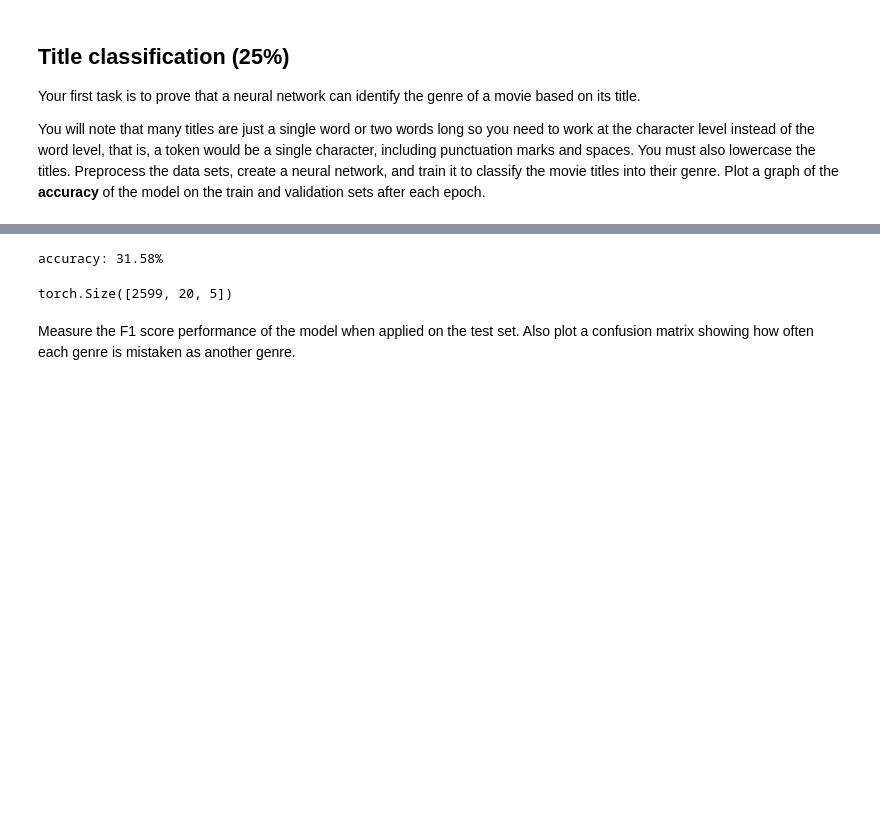
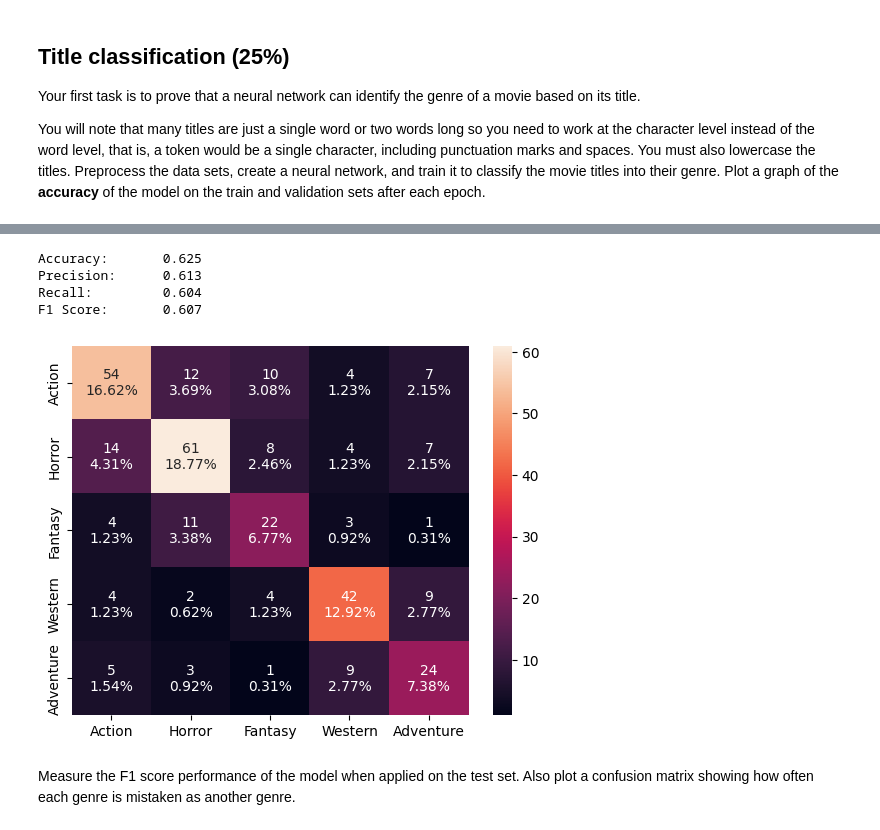
Before and after one commit to GabrielFreeze/llt3511, a Jupyter notebook: movie_titles.ipynb, the cells around one changed output, grey strips where cells are left out. Saved outputs shown, nothing was run; the diff lists cells and outputs as text; code cells hidden in the pictures; blank space fills up the shorter version.

```diff
--- a/movie_titles.ipynb
+++ b/movie_titles.ipynb
@@ -316,21 +324,38 @@ KeyboardInterrupt:
 # %%
+#Load saved model
+model = Model(len(vocab), embedding_size=16,
+              hidden_size=8, num_classes=len(categories))
+model.to(device)
+model.load_state_dict(torch.load('model_01'))
+
 with torch.no_grad():
     outputs = torch.softmax(
-        model(indexed_train_x, text_lens), dim=2).cpu().numpy().argmax(axis=2)
-    num_correct = 0
-    for (true_tags, output_tags, text_len) in zip(seq_train_y.tolist(), outputs.tolist(), text_lens):
-        for j in range(text_len):
-            if true_tags[j] == output_tags[j]:
-                num_correct += 1
-    accuracy = num_correct/sum(text_lens)
-    print('accuracy: {:.2%}'.format(accuracy))
+        model(indexed_test_x, test_lens_x), dim=1).cpu().numpy().argmax(axis=1)
+
+actual    = indexed_test_y.cpu()
+prediction = outputs
+
+cm = sklearn.metrics.confusion_matrix(actual, outputs)
+count      = ["{0:0.0f}".format(v) for v in cm.flatten()]
+percentage = ["{0:.2%}".format(v) for v in cm.flatten()/np.sum(cm)]
+labels = np.asarray([f"{v1}\n{v2}" for v1, v2 in
+          zip(count,percentage)]).reshape(5,5)
+
+sns.heatmap(cm,fmt='',annot=labels,
+            xticklabels=cat2idx.keys(),yticklabels=cat2idx.keys())
+
+#Generate Accuracy, Precision, Recall, F1 Score
+print('Accuracy:\t%.3f'%  sklearn.metrics.accuracy_score (prediction, actual))
+print('Precision:\t%.3f'% sklearn.metrics.precision_score(prediction, actual, average='macro'))
+print('Recall:  \t%.3f'%  sklearn.metrics.recall_score   (prediction, actual, average='macro'))
+print('F1 Score:\t%.3f'%  sklearn.metrics.f1_score       (prediction, actual, average='macro'))
+print()
 # %% [output]
-accuracy: 31.58%
+Accuracy:       0.625
+Precision:      0.613
+Recall:         0.604
+F1 Score:       0.607
+[figure, added]
-# %%
-output.shape
-seq_train_y.shape
-# %% [output]
-torch.Size([2599, 20, 5])
 # %% [markdown]
 Measure the F1 score performance of the model when applied on the test set.
 Also plot a confusion matrix showing how often each genre is mistaken as another genre.
```
Also changed, not shown: parts of 15 cells of this notebook, 3 other files.
